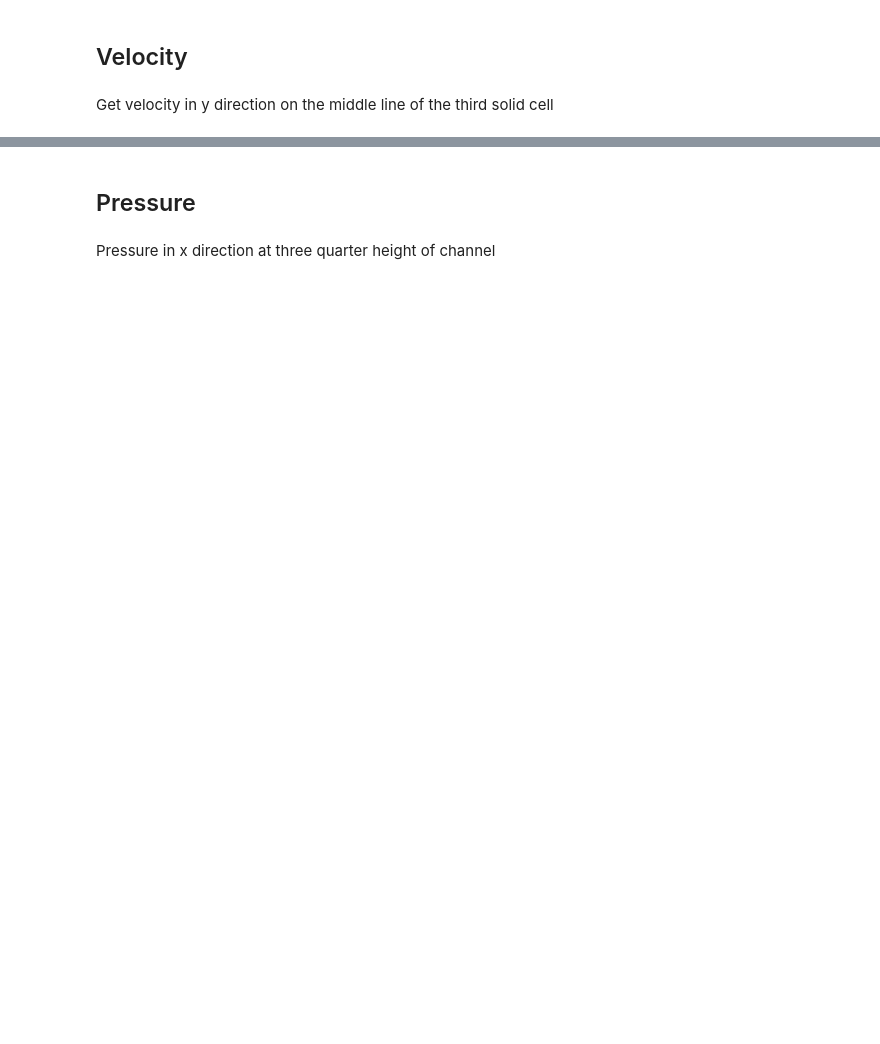
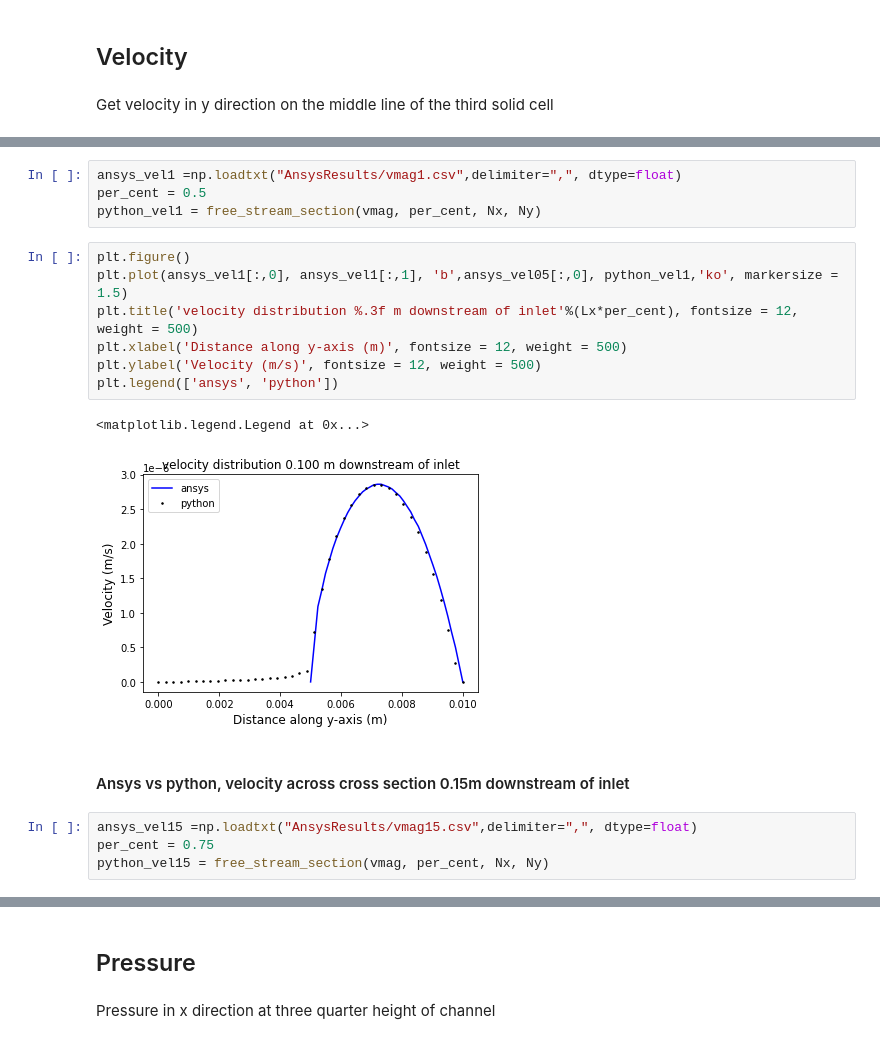
Before and after one commit to solids4foam/python-finite-volumes, a Jupyter notebook: FSI_Convection_add_gradUT.ipynb, the cells around one changed output, grey strips where cells are left out. Drawn from its saved outputs; the diff is of its cells as text; blank space fills up the shorter version.

```diff
--- a/FSI_Convection_add_gradUT.ipynb
+++ b/FSI_Convection_add_gradUT.ipynb
@@ -2305,0 +2316,20 @@ vmidPython = vel_area_section(vmag, Nx,Ny)
+# %%
+ansys_vel1 =np.loadtxt("AnsysResults/vmag1.csv",delimiter=",", dtype=float)
+per_cent = 0.5
+python_vel1 = free_stream_section(vmag, per_cent, Nx, Ny)
+# %%
+plt.figure()
+plt.plot(ansys_vel1[:,0], ansys_vel1[:,1], 'b',ansys_vel05[:,0], python_vel1,'ko', markersize = 1.5)
+plt.title('velocity distribution %.3f m downstream of inlet'%(Lx*per_cent), fontsize = 12, weight = 500)
+plt.xlabel('Distance along y-axis (m)', fontsize = 12, weight = 500)
+plt.ylabel('Velocity (m/s)', fontsize = 12, weight = 500)
+plt.legend(['ansys', 'python'])
+# %% [output]
+<matplotlib.legend.Legend at 0x...>
+[figure, added]
+# %% [markdown]
+#### Ansys vs python, velocity across cross section 0.15m downstream of inlet
+# %%
+ansys_vel15 =np.loadtxt("AnsysResults/vmag15.csv",delimiter=",", dtype=float)
+per_cent = 0.75
+python_vel15 = free_stream_section(vmag, per_cent, Nx, Ny)
```
Also changed, not shown: parts of 66 cells of this notebook.
